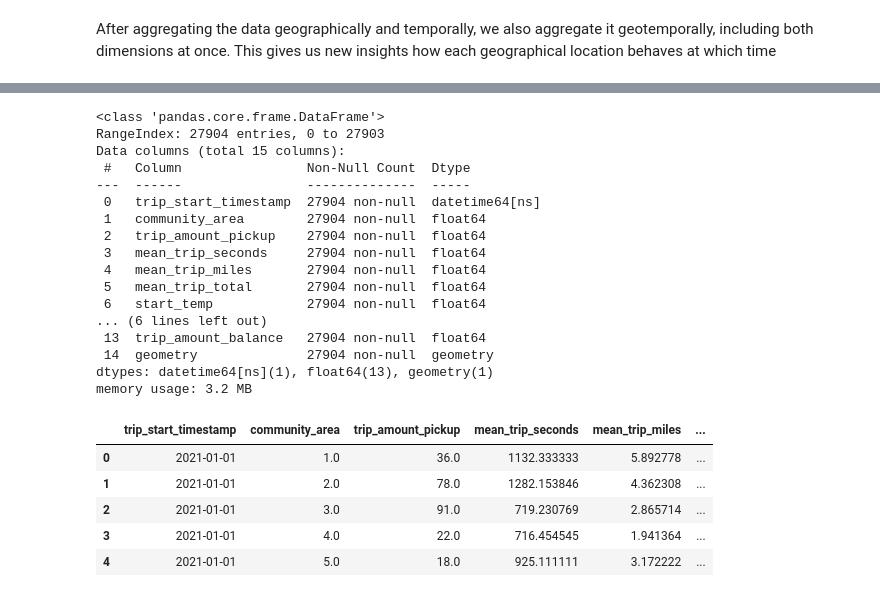
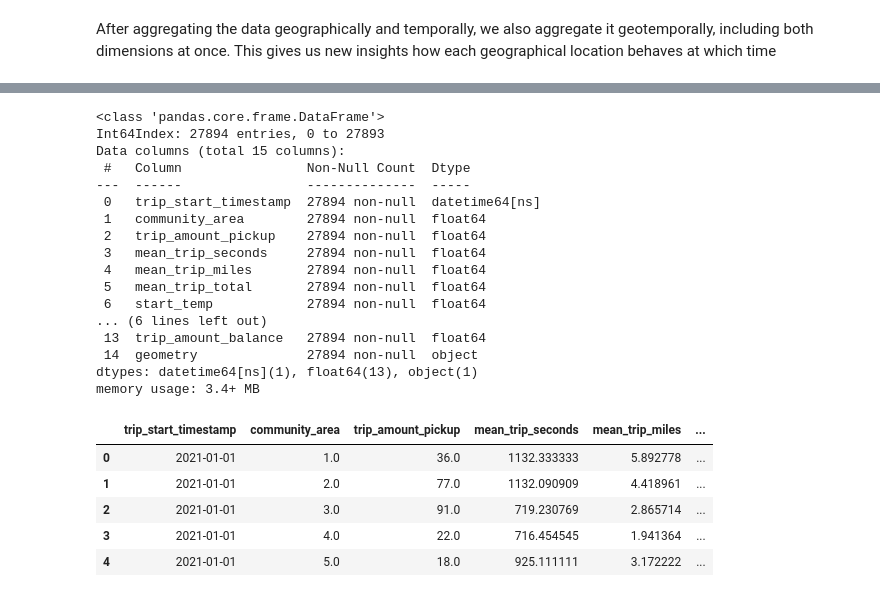
Before and after one commit to DominikH33/AAA-2023, a Jupyter notebook: 1_data_preperation.ipynb, the cells around one changed output, grey strips where cells are left out. Drawn from its saved outputs; the diff is of its cells as text; code cells hidden in the pictures.

```diff
--- a/1_data_preperation.ipynb
+++ b/1_data_preperation.ipynb
@@ -121,0 +146,4 @@ memory usage: 400.8+ MB
+# %%
+print("Procentage of outliers", (len(taxi[((taxi["trip_seconds"]>=(7200))|(taxi["trip_miles"]>=(31))|(taxi["trip_total"]>=(100)))])/len(taxi))*100, "%")
+taxi = taxi[~((taxi["trip_seconds"]>=(7200))|(taxi["trip_miles"]>=(31))|(taxi["trip_total"]>=(100)))]
+taxi.describe().apply(lambda s: s.apply('{0:.2f}'.format))
@@ -124,7 +163,7 @@ memory usage: 400.8+ MB
 # %% [markdown]
 In the following section we will add weather data exported from the NASA API to our trip data
 # %%
-weather_df = pd.read_csv(f"{file_path}chicago_weather_2021.csv", parse_dates=["date"], infer_datetime_format=True)
+weather_df = pd.read_csv(f"{file_path}chicago_weather_2021.csv", parse_dates=["date"])
 # %%
 weather_df.info()
 # %% [output]
@@ -930,36 +962,36 @@ memory usage: 5.3 MB
 # %%
 taxi_by_h3_6_24H = create_geo_temporal_aggregation("h3_6_pickup", "h3_6_dropoff", "24H")
 taxi_by_h3_7_24H = create_geo_temporal_aggregation("h3_7_pickup", "h3_7_dropoff", "24H")
-taxi_by_h3_8_24H = create_geo_temporal_aggregation("h3_7_pickup", "h3_8_dropoff", "24H")
+taxi_by_h3_8_24H = create_geo_temporal_aggregation("h3_8_pickup", "h3_8_dropoff", "24H")
 taxi_by_census_tract_24H = create_geo_temporal_aggregation("pickup_census_tract", "dropoff_census_tract", "24H")
 taxi_by_census_tract_24H = merge_geometry(taxi_by_census_tract_24H, "pickup_census_tract", "Census_tract")
 taxi_by_census_tract_24H.rename(columns={"pickup_census_tract" : "census_tract"}, inplace=True)
 taxi_by_community_area_24H = create_geo_temporal_aggregation("pickup_community_area", "dropoff_community_area", "24H")
 taxi_by_community_area_24H = merge_geometry(taxi_by_community_area_24H, "pickup_community_area", "Community_Area")
 taxi_by_community_area_24H.rename(columns={"pickup_community_area" : "community_area"}, inplace=True)
 taxi_by_community_area_24H.info()
 taxi_by_community_area_24H.head(5)
 # %% [output]
 <class 'pandas.core.frame.DataFrame'>
-RangeIndex: 27904 entries, 0 to 27903
+Int64Index: 27894 entries, 0 to 27893
 Data columns (total 15 columns):
  #   Column                Non-Null Count  Dtype
 ---  ------                --------------  -----
- 0   trip_start_timestamp  27904 non-null  datetime64[ns]
- 1   community_area        27904 non-null  float64
- 2   trip_amount_pickup    27904 non-null  float64
- 3   mean_trip_seconds     27904 non-null  float64
- 4   mean_trip_miles       27904 non-null  float64
- 5   mean_trip_total       27904 non-null  float64
- 6   start_temp            27904 non-null  float64
+ 0   trip_start_timestamp  27894 non-null  datetime64[ns]
+ 1   community_area        27894 non-null  float64
+ 2   trip_amount_pickup    27894 non-null  float64
+ 3   mean_trip_seconds     27894 non-null  float64
+ 4   mean_trip_miles       27894 non-null  float64
+ 5   mean_trip_total       27894 non-null  float64
+ 6   start_temp            27894 non-null  float64
 ... (6 lines left out)
- 13  trip_amount_balance   27904 non-null  float64
- 14  geometry              27904 non-null  geometry
-dtypes: datetime64[ns](1), float64(13), geometry(1)
-memory usage: 3.2 MB
+ 13  trip_amount_balance   27894 non-null  float64
+ 14  geometry              27894 non-null  object
+dtypes: datetime64[ns](1), float64(13), object(1)
+memory usage: 3.4+ MB
 |  | trip_start_timestamp | community_area | trip_amount_pickup | mean_trip_seconds | mean_trip_miles | ... |
 | 0 | 2021-01-01 | 1.0 | 36.0 | 1132.333333 | 5.892778 | ... |
-| 1 | 2021-01-01 | 2.0 | 78.0 | 1282.153846 | 4.362308 | ... |
+| 1 | 2021-01-01 | 2.0 | 77.0 | 1132.090909 | 4.418961 | ... |
 | 2 | 2021-01-01 | 3.0 | 91.0 | 719.230769 | 2.865714 | ... |
 | 3 | 2021-01-01 | 4.0 | 22.0 | 716.454545 | 1.941364 | ... |
 | 4 | 2021-01-01 | 5.0 | 18.0 | 925.111111 | 3.172222 | ... |
```
Also changed, not shown: parts of 36 cells of this notebook.
